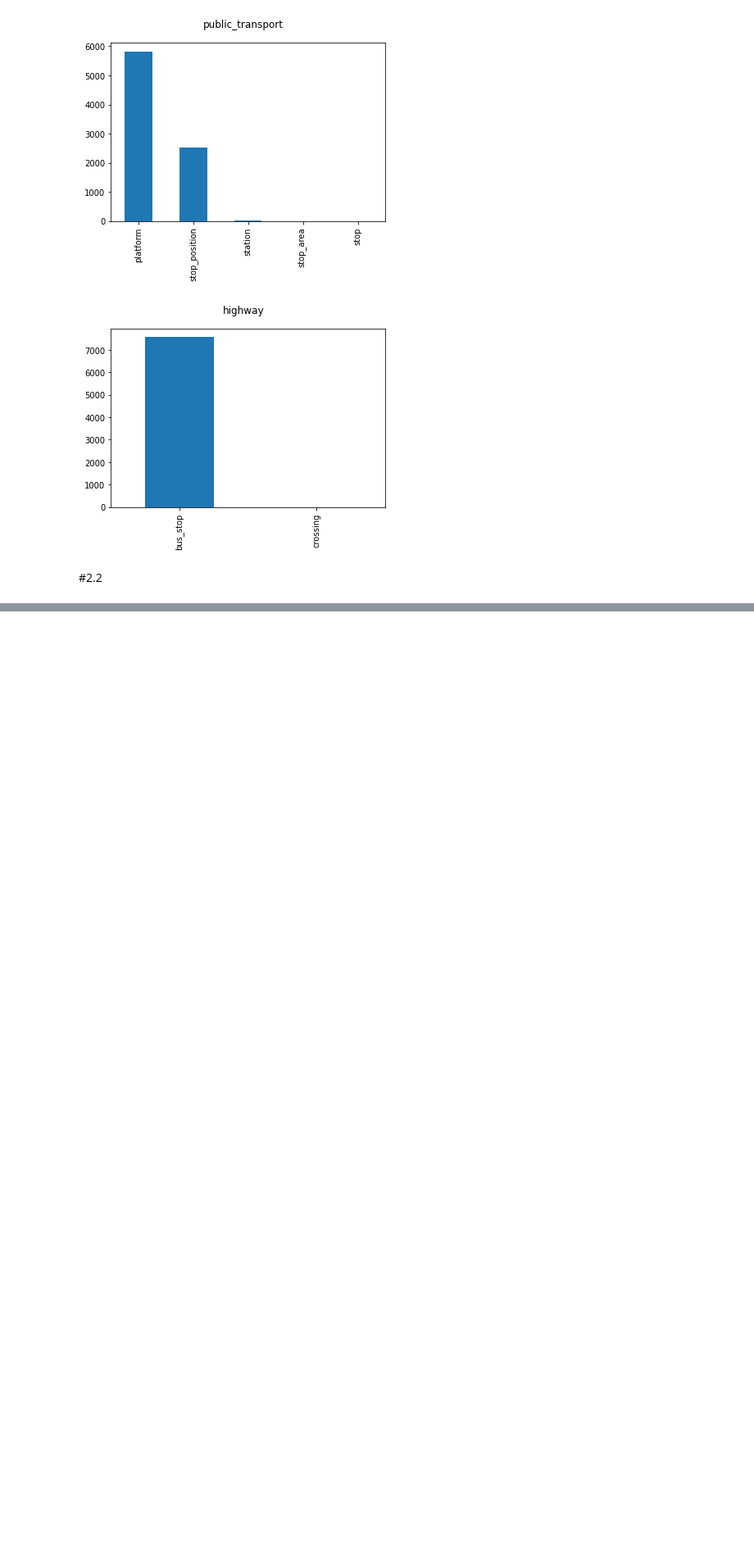
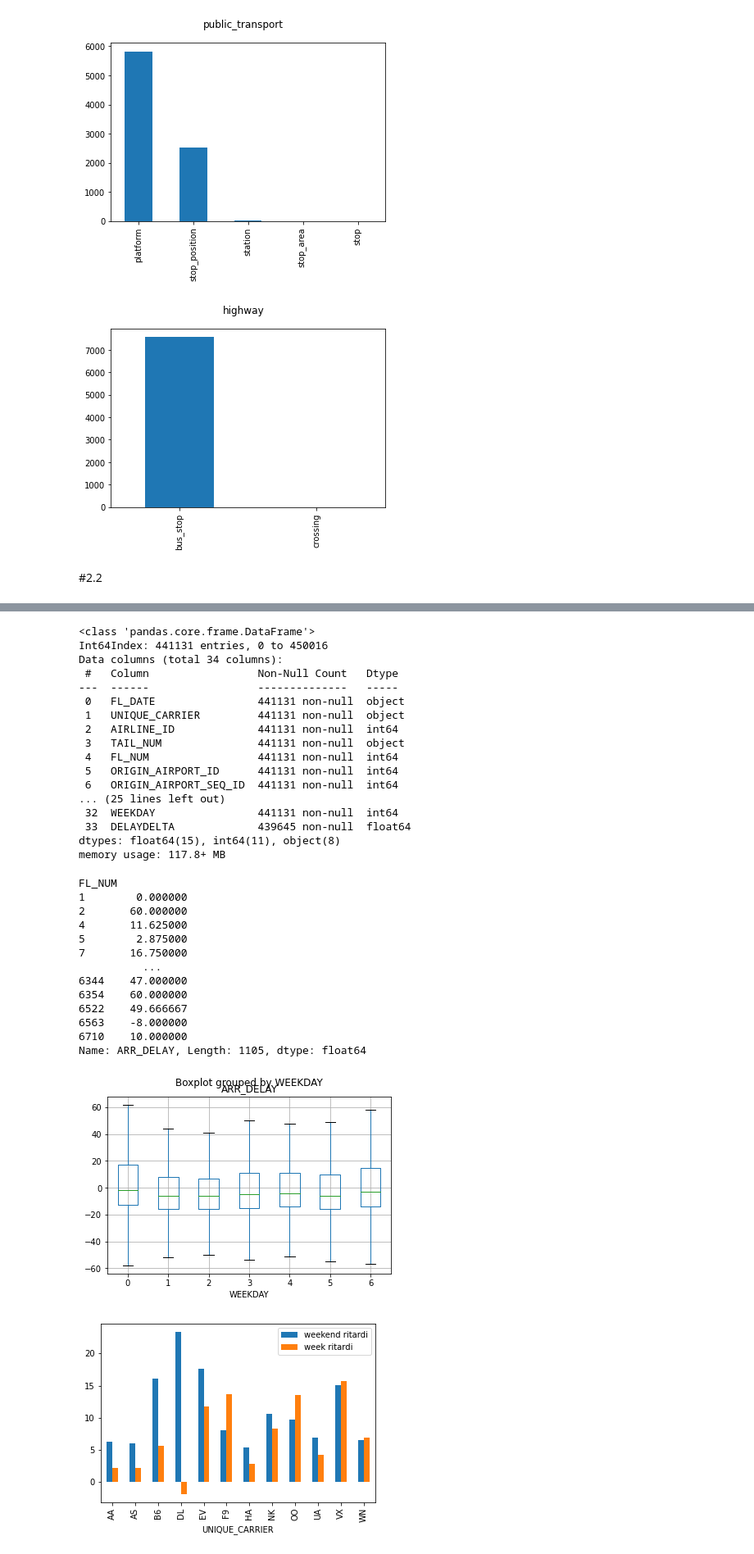
Before and after one commit to ChiaraVanderputten/lab05DS, a Jupyter notebook: Untitled4.ipynb, the cells around one changed output, grey strips where cells are left out. Shown at 82% size. Drawn from its saved outputs; the diff is of its cells as text; code cells hidden in the pictures; blank space fills up the shorter version.

```diff
--- a/Untitled4.ipynb
+++ b/Untitled4.ipynb
@@ -99,30 +99,85 @@ group_carrier['DEP_DELAY', 'ARR_DELAY', 'CARRIER_DELAY', 'WEATHER_DELAY', 'NAS_D
 
 b['WEEKDAY'] = pd.to_datetime(b['FL_DATE']).dt.dayofweek
 
 #print(b.loc[440000])
 
 b['DELAYDELTA'] = b['ARR_DELAY']-b['DEP_DELAY']
 #b.info()
 
 #print(b.loc[0])
+
+b.boxplot(by='WEEKDAY', column='ARR_DELAY', showfliers=False)
+
+
+weekend= b[b.WEEKDAY>4].groupby('UNIQUE_CARRIER')
+weekend_mean = weekend['ARR_DELAY'].mean()
+
+week= b[b.WEEKDAY<5].groupby('UNIQUE_CARRIER')
+week_mean=week['ARR_DELAY'].mean()
+weekend_mean.name= 'weekend ritardi'
+week_mean.name= 'week ritardi'
+istogramma = pd.concat([weekend_mean, week_mean], axis=1).plot.bar()
+
+
+multix = b.set_index(['UNIQUE_CARRIER' , 'ORIGIN' , 'DEST' ,'FL_DATE']).sort_index()
+#multix[:4]
+
+b.info()
+
+multix.loc[(['AA', 'DL'], ['LAX']), ['DEP_TIME', 'DEP_DELAY']]
+
+media = multix.loc[pd.IndexSlice[:,:,'LAX','2017-01-01':'2017-01-08'],:]
+media.groupby('FL_NUM')['ARR_DELAY'].mean()
 # %% [output]
 ['AA' 'B6' 'EV' 'HA' 'NK' 'OO' 'UA' 'VX' 'AS' 'WN' 'DL' 'F9'] 12
 298
 2017-01-01
 2017-01-31
 Shape before: (450017, 32)
 Shape after: (441131, 32)
 UNIQUE_CARRIER
 AA     72152
 AS     14454
 B6     24077
 DL     69031
 EV     33878
 F9      7598
 HA      6258
 NK     12129
 OO     48266
 UA     42171
 VX      5645
 WN    105472
 Name: FL_DATE, dtype: int64
+<class 'pandas.core.frame.DataFrame'>
+Int64Index: 441131 entries, 0 to 450016
+Data columns (total 34 columns):
+ #   Column                 Non-Null Count   Dtype
+---  ------                 --------------   -----
+ 0   FL_DATE                441131 non-null  object
+ 1   UNIQUE_CARRIER         441131 non-null  object
+ 2   AIRLINE_ID             441131 non-null  int64
+ 3   TAIL_NUM               441131 non-null  object
+ 4   FL_NUM                 441131 non-null  int64
+ 5   ORIGIN_AIRPORT_ID      441131 non-null  int64
+ 6   ORIGIN_AIRPORT_SEQ_ID  441131 non-null  int64
+... (25 lines left out)
+ 32  WEEKDAY                441131 non-null  int64
+ 33  DELAYDELTA             439645 non-null  float64
+dtypes: float64(15), int64(11), object(8)
+memory usage: 117.8+ MB
+FL_NUM
+1        0.000000
+2       60.000000
+4       11.625000
+5        2.875000
+7       16.750000
+          ...
+6344    47.000000
+6354    60.000000
+6522    49.666667
+6563    -8.000000
+6710    10.000000
+Name: ARR_DELAY, Length: 1105, dtype: float64
+[figure, added]
+[figure, added]
```
